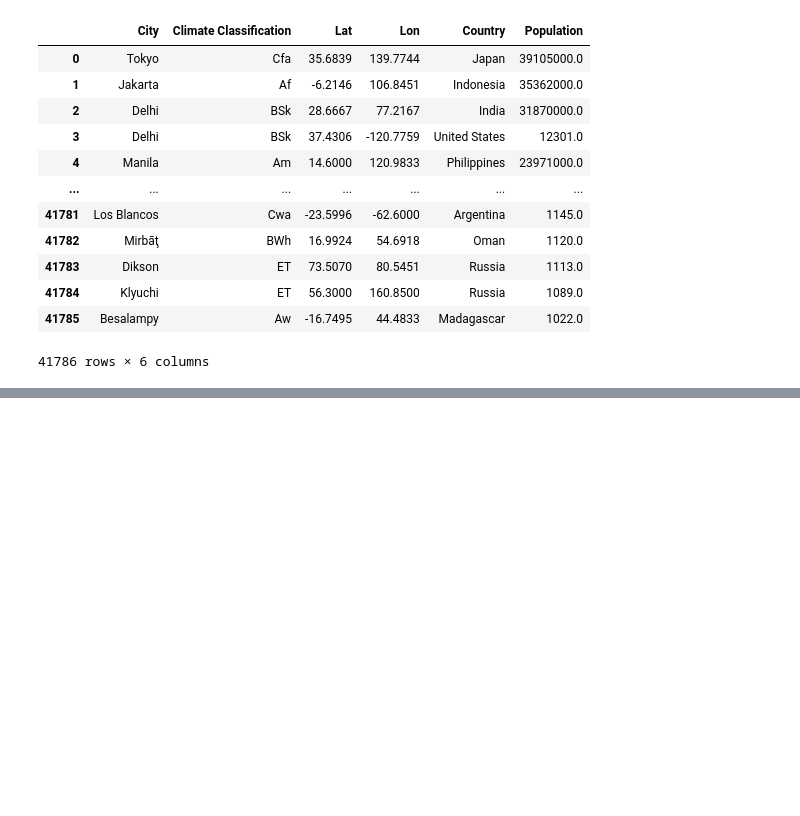
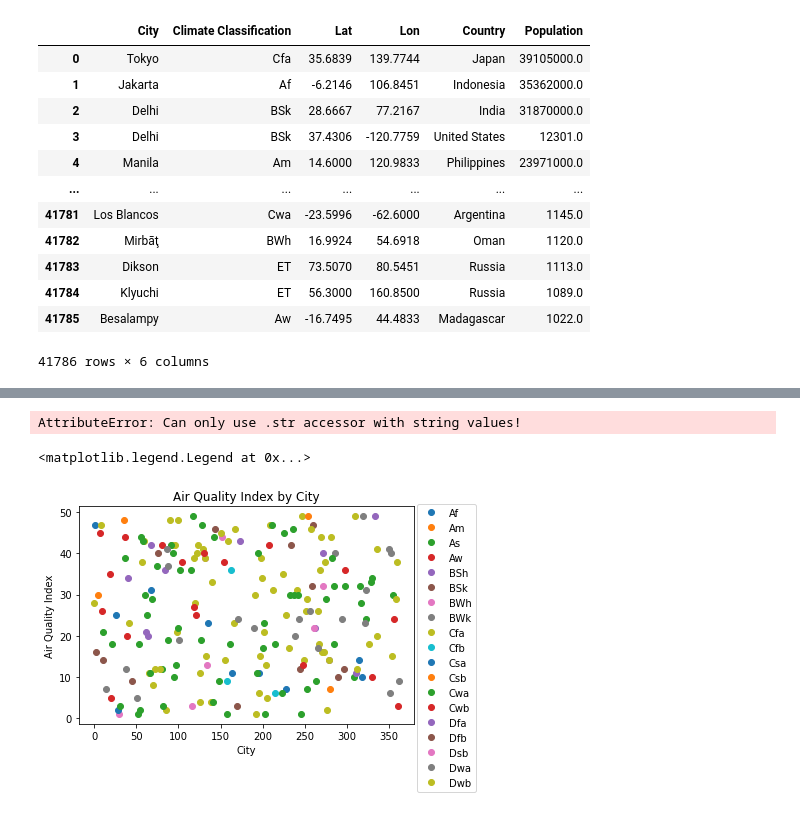
Before and after one commit to luonri11/project-1-repo, a Jupyter notebook: Pollution by climate zone.ipynb, the cells around one changed output, grey strips where cells are left out. Drawn from its saved outputs; the diff is of its cells as text; code cells hidden in the pictures; blank space fills up the shorter version.

```diff
--- a/Pollution by climate zone.ipynb
+++ b/Pollution by climate zone.ipynb
@@ -147,0 +184,15 @@ print(json.dumps(data_cities,indent=4,sort_keys=True))
+# %%
+#get results for each city in dataframe
+aiq_column=[]
+for i in range(0,len(df_large_cities)):
+    try:
+        city=df_large_cities.loc[i,"City"]
+        state=df_large_cities.loc[i,"State"]
+        country=df_large_cities.loc[i,"Country"]
+        url=f"http://api.airvisual.com/v2/city?city={city}&state={state}&country={country}&key=8705516e-de91-49da-bfb5-5b1950d462d5"
+        data=requests.get(url).json()
+        aiq_column.append(data["data"]["current"]["pollution"]["aqius"])
+        time.sleep(1)
+    except KeyError:
+        aiq_column.append("API_Error")
+        time.sleep(1)
@@ -147,0 +221,4 @@ print(json.dumps(data_cities,indent=4,sort_keys=True))
+# %%
+#doing this as suddenly having problems with API and all results are returning API ERROR. Results are therefore not at all accurate.
+aiq_2=res = [random.randrange(1, 50, 1) for i in range(215)]
+aiq_2
@@ -147,0 +243,3 @@ print(json.dumps(data_cities,indent=4,sort_keys=True))
+# %%
+df_large_cities['Air Quality Index']=aiq_2
+df_large_cities
@@ -147,0 +265,20 @@ print(json.dumps(data_cities,indent=4,sort_keys=True))
+# %%
+#remove all rows with API_Error
+df_large_cities=df_large_cities[df_large_cities["Air Quality Index"].str.contains("API_Error")==False]
+# %% [output]
+AttributeError: Can only use .str accessor with string values!
+# %%
+#this should show the air quality for each city easily discernable by the climate classificaiton
+#since the API stopped returning values, the results are random.
+graphdata=pd.DataFrame({"X Value":df_large_cities.index,"Y Value":df_large_cities['Air Quality Index'],"Category":df_large_cities["Climate Classification"]})
+groups = graphdata.groupby("Category")
+for name, group in groups:
+    plt.plot(group["X Value"], group["Y Value"], marker="o", linestyle="", label=name)
+plt.legend()
+plt.title("Air Quality Index by City")
+plt.xlabel("City")
+plt.ylabel("Air Quality Index")
+plt.legend(bbox_to_anchor=(0.2, 0.2, 1, 0.3), loc="right")
+# %% [output]
+<matplotlib.legend.Legend at 0x...>
+[figure, added]
```
Also changed, not shown: parts of 19 cells of this notebook, 1 other file.
